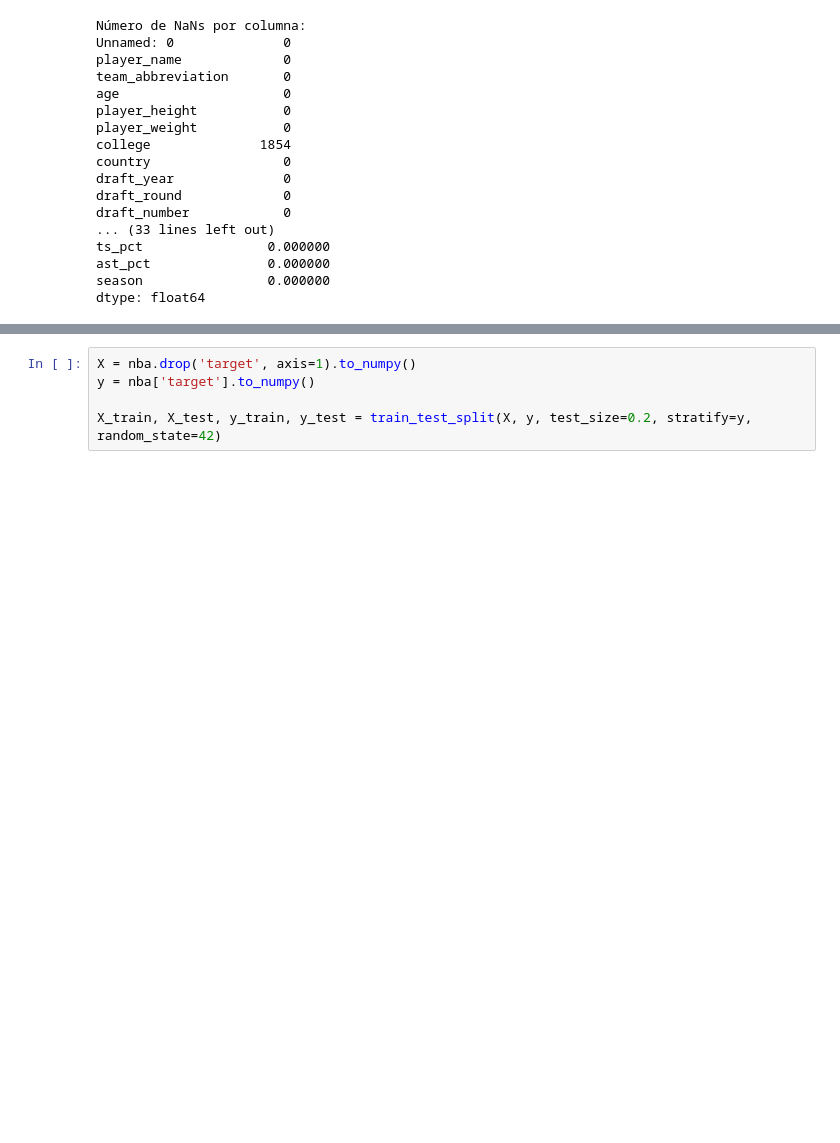
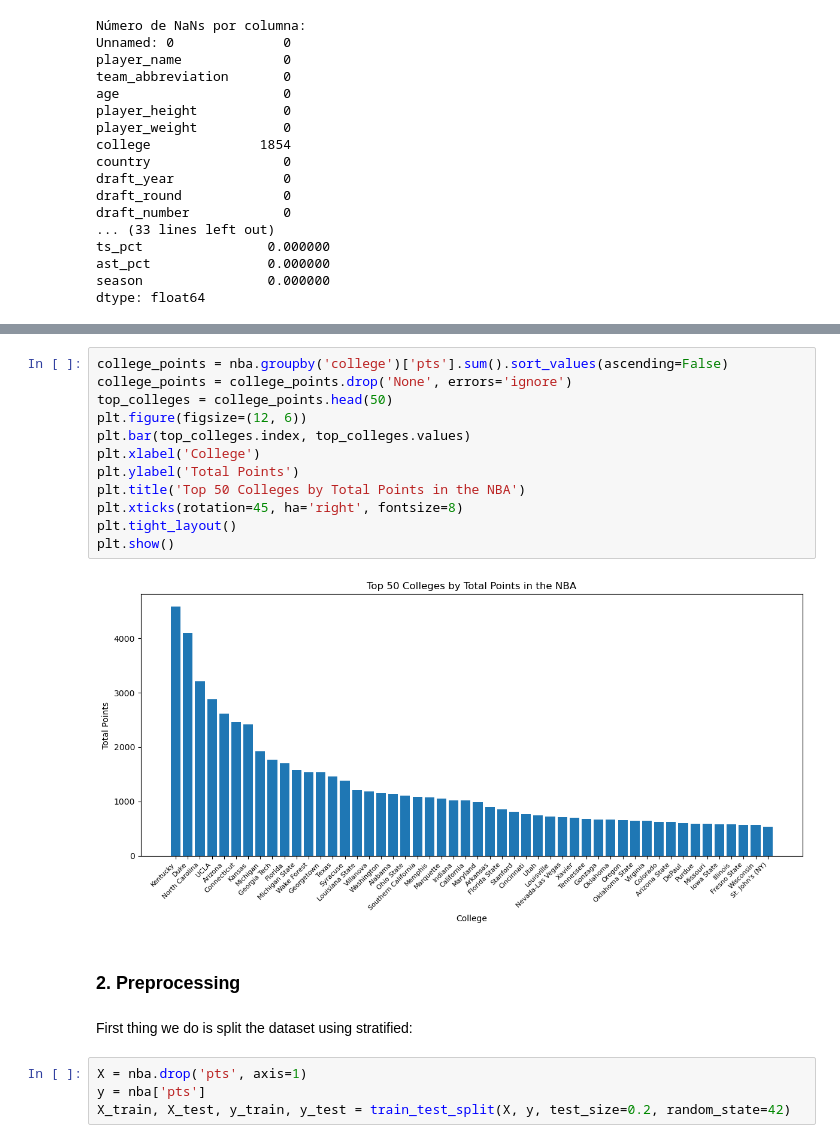
Before and after one commit to YssfDevOps/Rain-In-Australia-Kaggle-Prediction-Project, a Jupyter notebook: nba.ipynb, the cells around one changed output, grey strips where cells are left out. Drawn from its saved outputs; the diff is of its cells as text; blank space fills up the shorter version.

```diff
--- a/nba.ipynb
+++ b/nba.ipynb
@@ -92,5 +246,22 @@ dtype: float64
+# %%
+college_points = nba.groupby('college')['pts'].sum().sort_values(ascending=False)
+college_points = college_points.drop('None', errors='ignore')
+top_colleges = college_points.head(50)
+plt.figure(figsize=(12, 6))
+plt.bar(top_colleges.index, top_colleges.values)
+plt.xlabel('College')
+plt.ylabel('Total Points')
+plt.title('Top 50 Colleges by Total Points in the NBA')
+plt.xticks(rotation=45, ha='right', fontsize=8)
+plt.tight_layout()
+plt.show()
+# %% [output]
+[figure, added]
+# %% [markdown]
+### 2. Preprocessing
+# %% [markdown]
+First thing we do is split the dataset using stratified:
 # %%
-X = nba.drop('target', axis=1).to_numpy()
-y = nba['target'].to_numpy()
-
-X_train, X_test, y_train, y_test = train_test_split(X, y, test_size=0.2, stratify=y, random_state=42)
+X = nba.drop('pts', axis=1)
+y = nba['pts']
+X_train, X_test, y_train, y_test = train_test_split(X, y, test_size=0.2, random_state=42)
```
Also changed, not shown: parts of 22 cells of this notebook, 2 other files.
